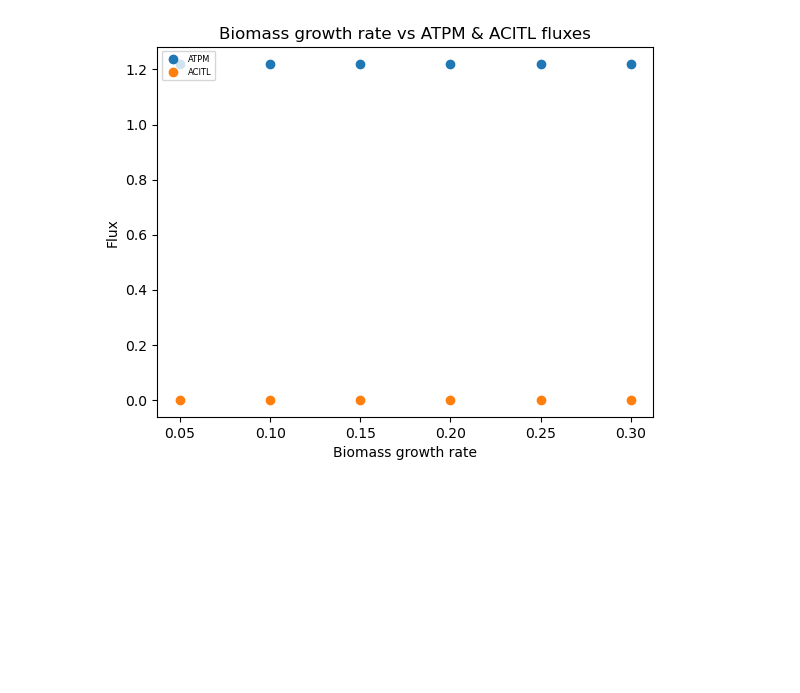
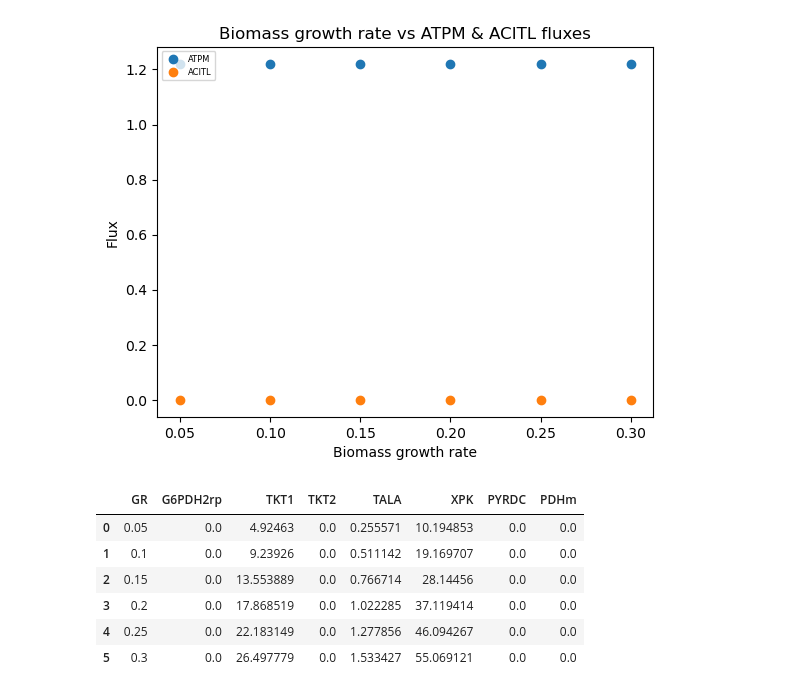
Before and after one commit to maivehanni/BSc_thesis, a Jupyter notebook: Python_scripts/PPPfluxes.ipynb, the cells around one changed output. Saved outputs shown, nothing was run; the diff lists cells and outputs as text; code cells hidden in the pictures; blank space fills up the shorter version.

```diff
--- a/Python_scripts/PPPfluxes.ipynb
+++ b/Python_scripts/PPPfluxes.ipynb
@@ -98,8 +95,16 @@ plt.show()
 # %%
 # Get fluxes for PPP enzymes
 # add phosphoketolase 'XPK', pyruvate decarboxylase 'PYRDC', pyruvate dehydrogenase 'PDHm'
 
 GR_range= [0.05, 0.10, 0.15, 0.20, 0.25, 0.30]
-enzymes = ['TALA', 'TKT1', 'TKT2', 'RPI', 'G6PDH2rp', 'GND','PGLp','XPK','PYRDC','PDHm']
-PPP_enzymes_fluxes = fluxes_on_specific_GR(model, GR_range, enzymes)
-# PPP_enzymes_fluxes
+enzymes = ['G6PDH2rp', 'TKT1', 'TKT2', 'TALA', 'XPK','PYRDC','PDHm'] # Jätan välja 'RPI', 'PGLp'ja 'GND'
+PPP_enzymes_fluxes = abs(fluxes_on_specific_GR(model, GR_range, enzymes))
+PPP_enzymes_fluxes
+# %% [output]
+|  | GR | G6PDH2rp | TKT1 | TKT2 | TALA | XPK | PYRDC | PDHm |
+| 0 | 0.05 | 0.0 | 4.92463 | 0.0 | 0.255571 | 10.194853 | 0.0 | 0.0 |
+| 1 | 0.1 | 0.0 | 9.23926 | 0.0 | 0.511142 | 19.169707 | 0.0 | 0.0 |
+| 2 | 0.15 | 0.0 | 13.553889 | 0.0 | 0.766714 | 28.14456 | 0.0 | 0.0 |
+| 3 | 0.2 | 0.0 | 17.868519 | 0.0 | 1.022285 | 37.119414 | 0.0 | 0.0 |
+| 4 | 0.25 | 0.0 | 22.183149 | 0.0 | 1.277856 | 46.094267 | 0.0 | 0.0 |
+| 5 | 0.3 | 0.0 | 26.497779 | 0.0 | 1.533427 | 55.069121 | 0.0 | 0.0 |
```
Also changed, not shown: parts of 6 cells of this notebook, 58 other files.
